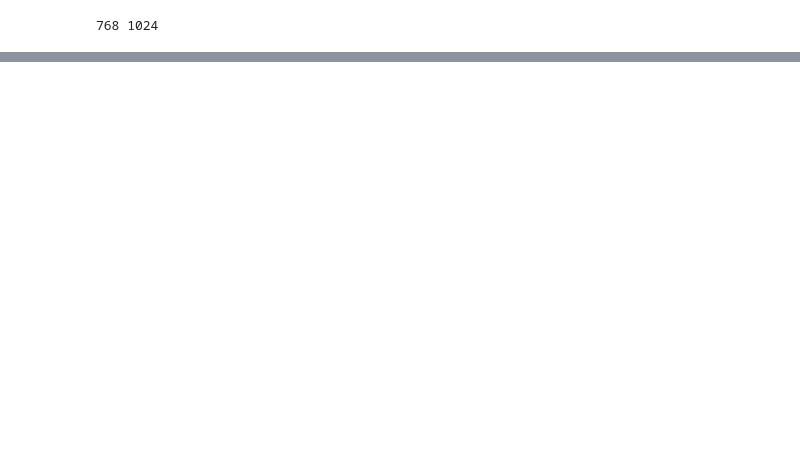
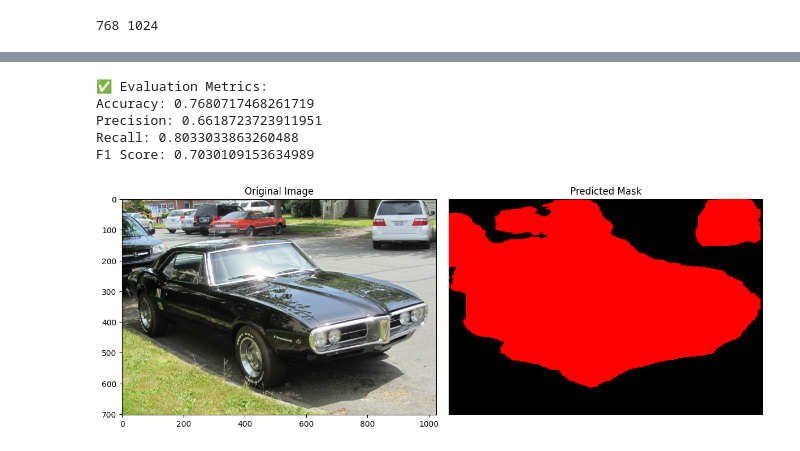
Before and after one commit to RolandGulbinovic/deep_learning, a Jupyter notebook: Task_1.ipynb, the cells around one changed output, grey strips where cells are left out. Saved outputs shown, nothing was run; the diff lists cells and outputs as text; code cells hidden in the pictures; blank space fills up the shorter version.

Commit message:
Add model & results

```diff
--- a/Task_1.ipynb
+++ b/Task_1.ipynb
@@ -268,0 +412,3 @@ UNet(
+# %%
+weights = compute_class_weights(mask_paths_train, num_classes=4)
+print("Class weights:", weights)
@@ -268,0 +462,7 @@ UNet(
+# %%
+class_colors = {
+    0: (0, 0, 0),         # background = black
+    1: (255, 0, 0),       # car = red
+    2: (0, 255, 0),       # motorcycle = green
+    3: (0, 0, 255),       # bus = blue
+}
@@ -268,0 +477,8 @@ UNet(
+# %%
+model_smp = smp.Unet(
+    encoder_name="resnet34",
+    encoder_weights="imagenet",
+    in_channels=3,
+    classes=4
+)
+model_smp = model_smp.to(device)
@@ -268,0 +487,11 @@ UNet(
+# %%
+model_smp = train_segmentation_model(
+    model=model_smp,
+    dataset=dataset_train,
+    device=device,
+    num_epochs=15,
+    batch_size=8,
+    learning_rate=1e-4,
+    num_classes=4,
+    weights = weights
+)
@@ -268,0 +516,12 @@ UNet(
+# %%
+evaluate_model(model_smp, test_loader, device)
+# %% [output]
+✅ Evaluation Metrics:
+Accuracy: 0.7680717468261719
+Precision: 0.6618723723911951
+Recall: 0.8033033863260488
+F1 Score: 0.7030109153634989
+# %%
+prediction = predict_and_visualize(image_paths_test[5], model_smp, device, class_colors=class_colors)
+# %% [output]
+[figure, added]
```
Also changed, not shown: parts of 45 cells of this notebook.
